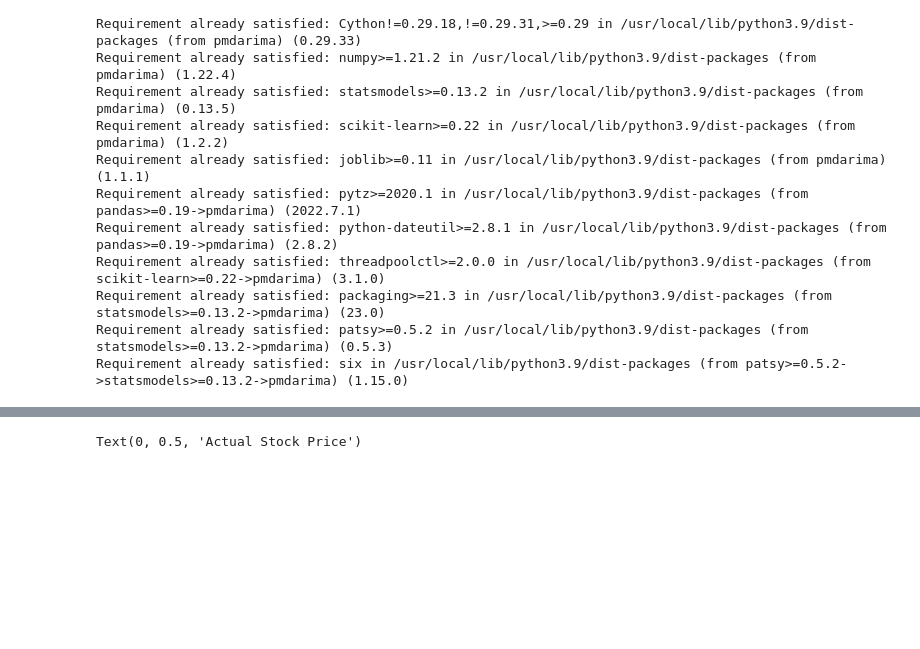
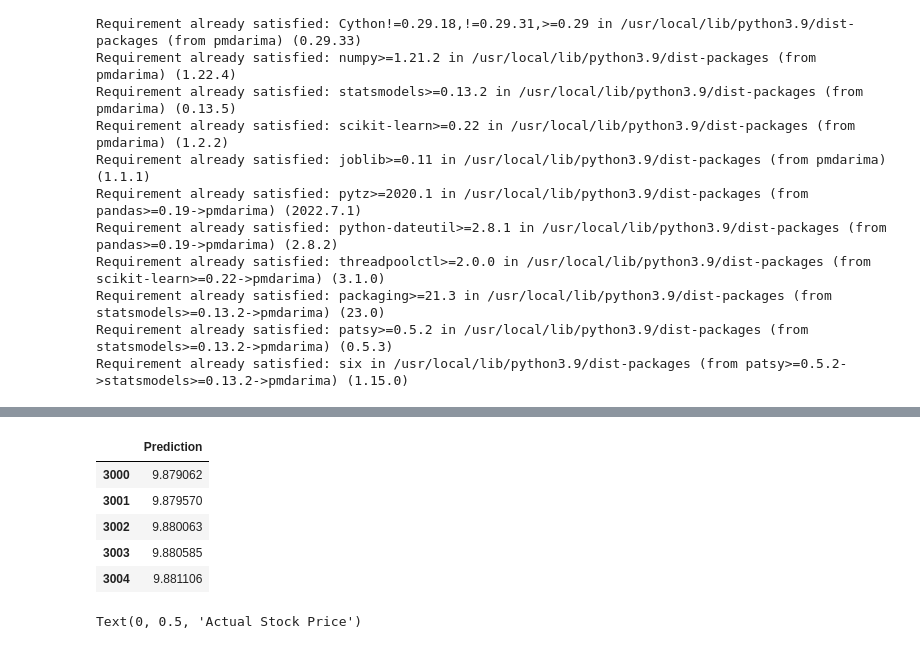
Before and after one commit to chaitsugale/Stock-Market-Prediction-The-Spark-Foundation-, a Jupyter notebook: Stock_Market_Prediction_Using_Numerical_and_Textual_Analysis(The_Spark_Foundation).ipynb, the cells around one changed output, grey strips where cells are left out. Drawn from its saved outputs; the diff is of its cells as text; code cells hidden in the pictures; blank space fills up the shorter version.

```diff
--- a/Stock_Market_Prediction_Using_Numerical_and_Textual_Analysis(The_Spark_Foundation).ipynb
+++ b/Stock_Market_Prediction_Using_Numerical_and_Textual_Analysis(The_Spark_Foundation).ipynb
@@ -442,3 +442,12 @@ Total fit time: 20.055 seconds
+# %%
+bse_prediction.head()
+# %% [output]
+|  | Prediction |
+| 3000 | 9.879062 |
+| 3001 | 9.879570 |
+| 3002 | 9.880063 |
+| 3003 | 9.880585 |
+| 3004 | 9.881106 |
 # %%
 
 plt.plot(bse_train_log, label='Train')
```
Also changed, not shown: parts of 1 cell of this notebook.
